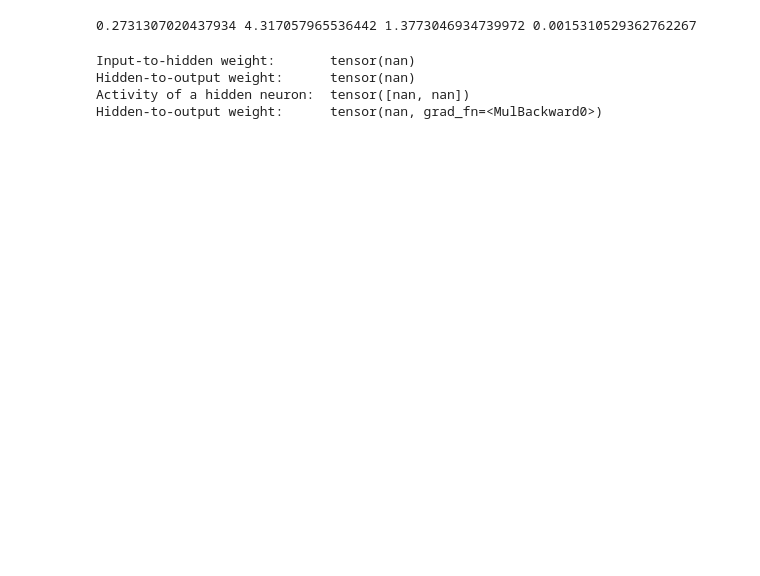
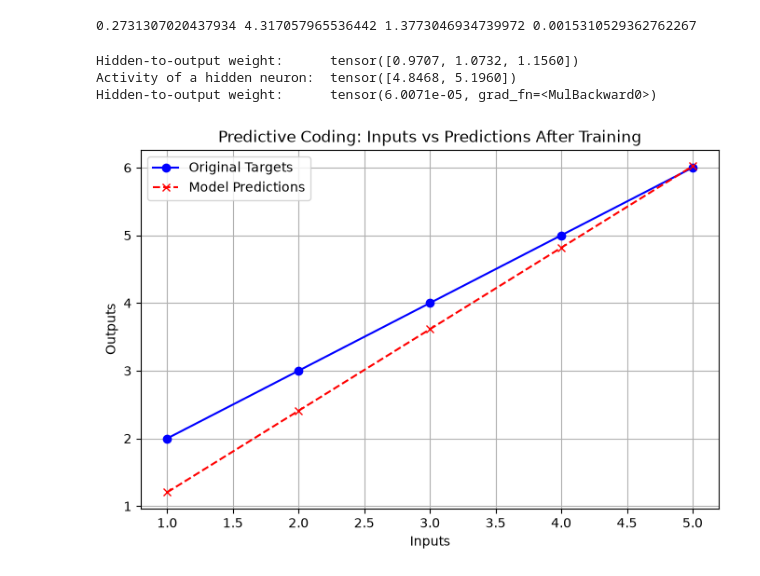
Before and after one commit to SaM-0777/predictive_coding, a Jupyter notebook: notebooks/simple.ipynb, the cells around one changed output. Cells and saved outputs as stored; diff of their text form; code cells hidden in the pictures; blank space fills up the shorter version.

```diff
--- a/notebooks/simple.ipynb
+++ b/notebooks/simple.ipynb
@@ -31,6 +31,7 @@ print(w0, w1, x1, E)
 0.2731307020437934 4.317057965536442 1.3773046934739972 0.0015310529362762267
 # %%
 import torch
+import matplotlib.pyplot as plt
 
 L = 4
 w = torch.ones(L - 1, requires_grad=True)
@@ -38,7 +39,7 @@ w = torch.ones(L - 1, requires_grad=True)
 inputs = [1, 2, 3, 4, 5]
 targets = [2, 3, 4, 5, 6]
 
-epochs = 10000
+epochs = 10
 N_relax = 100
 step = 0.1
 lr = 0.1
@@ -51,36 +52,70 @@ for epoch in range(epochs):
 
         for i in range(N_relax):
             # E = 0.5 * ((x2 - w[1] * x1) ** 2 + (x1 - w[0] * x0) ** 2)
             E = 0.5 * (
                 (x_h[0] - w[0] * x0) ** 2
                 + (x_h[1] - w[1] * x_h[0]) ** 2
                 + (x2 - w[2] * x_h[1]) ** 2
             )
             E.backward()
             with torch.no_grad():
                 x_h -= step * x_h.grad
             x_h.grad.zero_()
 
         w.grad.zero_()
         E = 0.5 * (
             (x_h[0] - w[0] * x0) ** 2
             + (x_h[1] - w[1] * x_h[0]) ** 2
             + (x2 - w[2] * x_h[1]) ** 2
         )
         E.backward()
         w.data = w.data - lr * w.grad
 
 E = 0.5 * (
     (x_h[0] - w[0] * x0) ** 2
     + (x_h[1] - w[1] * x_h[0]) ** 2
     + (x2 - w[2] * x_h[1]) ** 2
 )
-print("Input-to-hidden weight:      ", w[0].data)
-print("Hidden-to-output weight:     ", w[1].data)
+
+print("Hidden-to-output weight:     ", w.data)
 print("Activity of a hidden neuron: ", x_h.data)
 print("Hidden-to-output weight:     ", E)
+
+
+# --- PLOTTING PREDICTIONS ---
+
+# Calculate predictions for each input using the trained weights.
+# In a PC network, when the target is unknown, the minimum energy state
+# is equivalent to a standard forward pass.
+predictions = []
+with torch.no_grad():
+    for x in inputs:
+        # Forward pass: x -> x_h0 -> x_h1 -> prediction
+        pred = w[0] * x * w[1] * w[2]
+        predictions.append(pred.item())
+
+# Create the plot
+plt.figure(figsize=(8, 5))
+plt.plot(
+    inputs, targets, marker="o", linestyle="-", color="blue", label="Original Targets"
+)
+plt.plot(
+    inputs,
+    predictions,
+    marker="x",
+    linestyle="--",
+    color="red",
+    label="Model Predictions",
+)
+
+plt.xlabel("Inputs")
+plt.ylabel("Outputs")
+plt.title("Predictive Coding: Inputs vs Predictions After Training")
+plt.legend()
+plt.grid(True)
+plt.show()
 # %% [output]
-Input-to-hidden weight:       tensor(nan)
-Hidden-to-output weight:      tensor(nan)
-Activity of a hidden neuron:  tensor([nan, nan])
-Hidden-to-output weight:      tensor(nan, grad_fn=<MulBackward0>)
+Hidden-to-output weight:      tensor([0.9707, 1.0732, 1.1560])
+Activity of a hidden neuron:  tensor([4.8468, 5.1960])
+Hidden-to-output weight:      tensor(6.0071e-05, grad_fn=<MulBackward0>)
+[figure, added]
```
Also changed, not shown: parts of 3 cells of this notebook, 1 other file.
